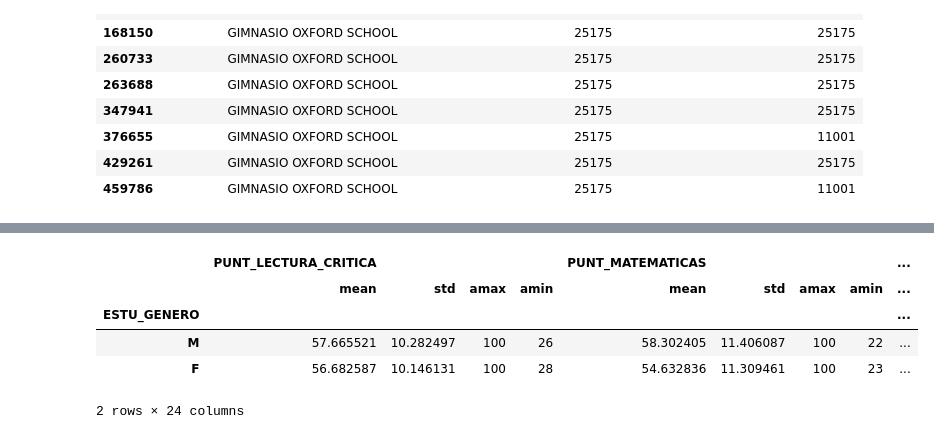
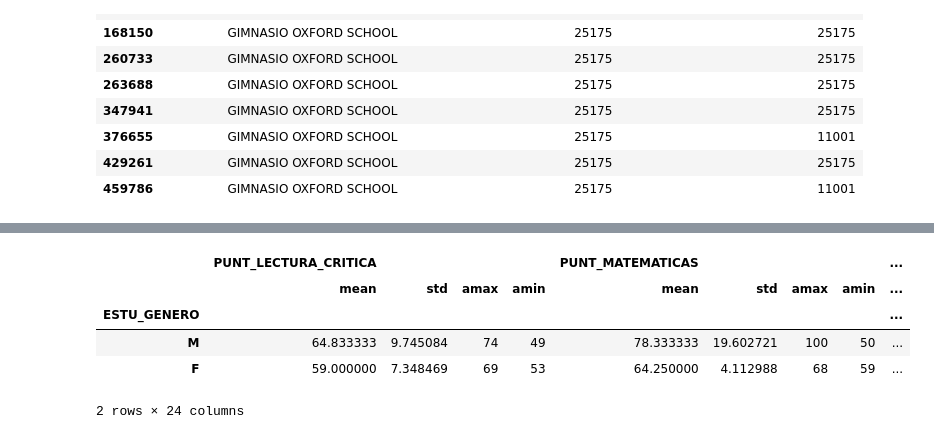
Before and after one commit to jcasarmiento/PS_Data_Science, a Jupyter notebook: DataExplorationIcfes/DataExplorationIcfes.ipynb, the cells around one changed output, grey strips where cells are left out. Drawn from its saved outputs; the diff is of its cells as text; code cells hidden in the pictures.

```diff
--- a/DataExplorationIcfes/DataExplorationIcfes.ipynb
+++ b/DataExplorationIcfes/DataExplorationIcfes.ipynb
@@ -403,14 +406,17 @@ df_copy.groupby(["ESTU_DEPTO_RESIDE"],dropna=False).agg([np.mean,np.std,np.max,n
 # %%
 df_copy=df.copy()
+df_copy=df.copy()
+df_copy=df_copy[df_copy["COLE_BILINGUE"].isin(["S"])]
+df_copy=df_copy[df_copy["COLE_DEPTO_UBICACION"].isin(["CUNDINAMARCA"])]
 df_copy=df_copy[df_copy["COLE_MCPIO_UBICACION"].isin(["CHÍA"])]
 df_copy=df_copy[list_punt+["ESTU_GENERO"]]
 df_copy.groupby(["ESTU_GENERO"],dropna=False).agg([np.mean,np.std,np.max,np.min]).sort_values([("PUNT_GLOBAL","mean")],ascending=False)
 # %% [output]
 |  | PUNT_LECTURA_CRITICA |  |  |  | PUNT_MATEMATICAS |  |  |  | ... |
 |  | mean | std | amax | amin | mean | std | amax | amin | ... |
 | ESTU_GENERO |  |  |  |  |  |  |  |  | ... |
-| M | 57.665521 | 10.282497 | 100 | 26 | 58.302405 | 11.406087 | 100 | 22 | ... |
-| F | 56.682587 | 10.146131 | 100 | 28 | 54.632836 | 11.309461 | 100 | 23 | ... |
+| M | 64.833333 | 9.745084 | 74 | 49 | 78.333333 | 19.602721 | 100 | 50 | ... |
+| F | 59.000000 | 7.348469 | 69 | 53 | 64.250000 | 4.112988 | 68 | 59 | ... |
 2 rows × 24 columns
 # %%
 df_copy=df.copy()
```
Also changed, not shown: parts of 5 cells of this notebook.
